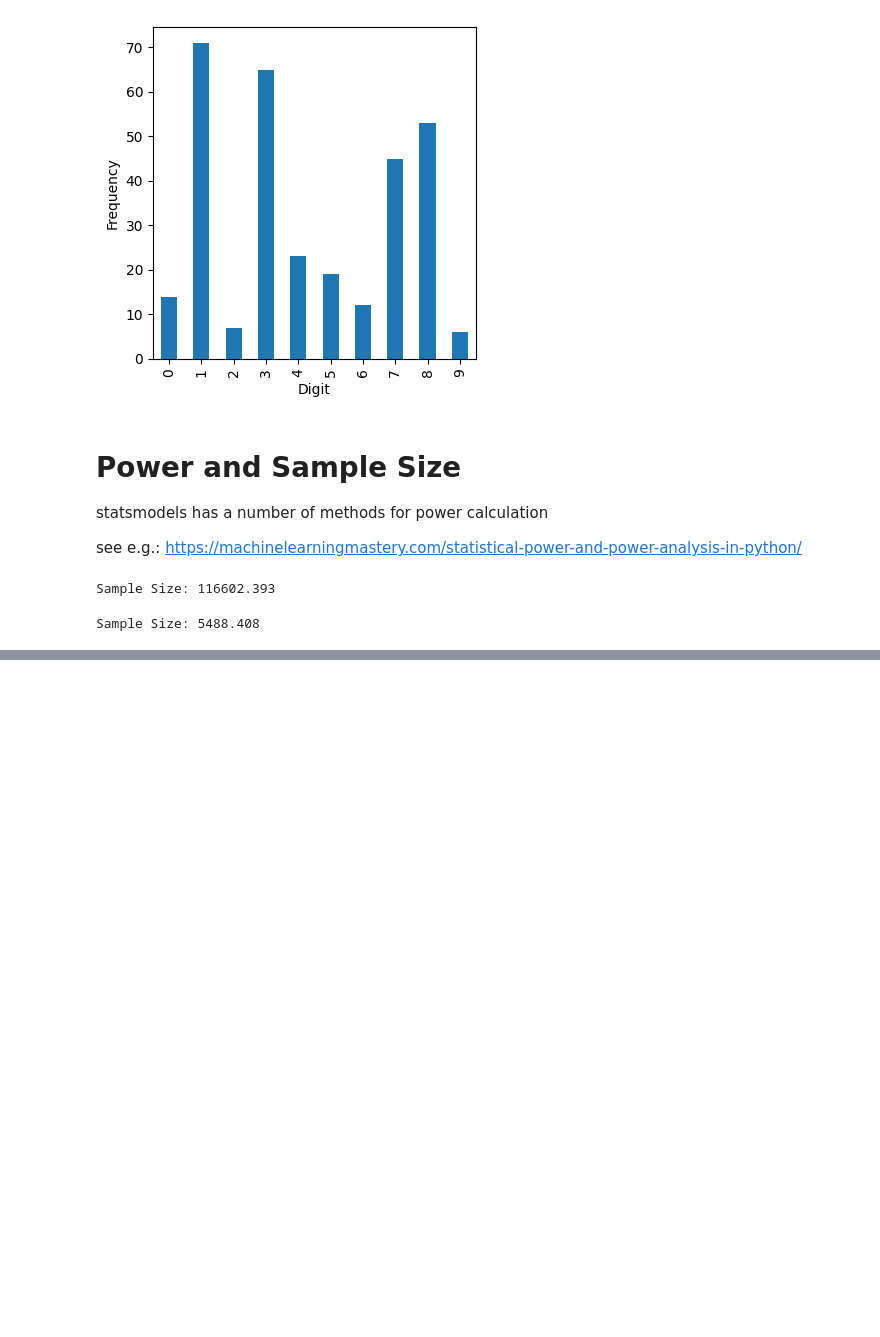
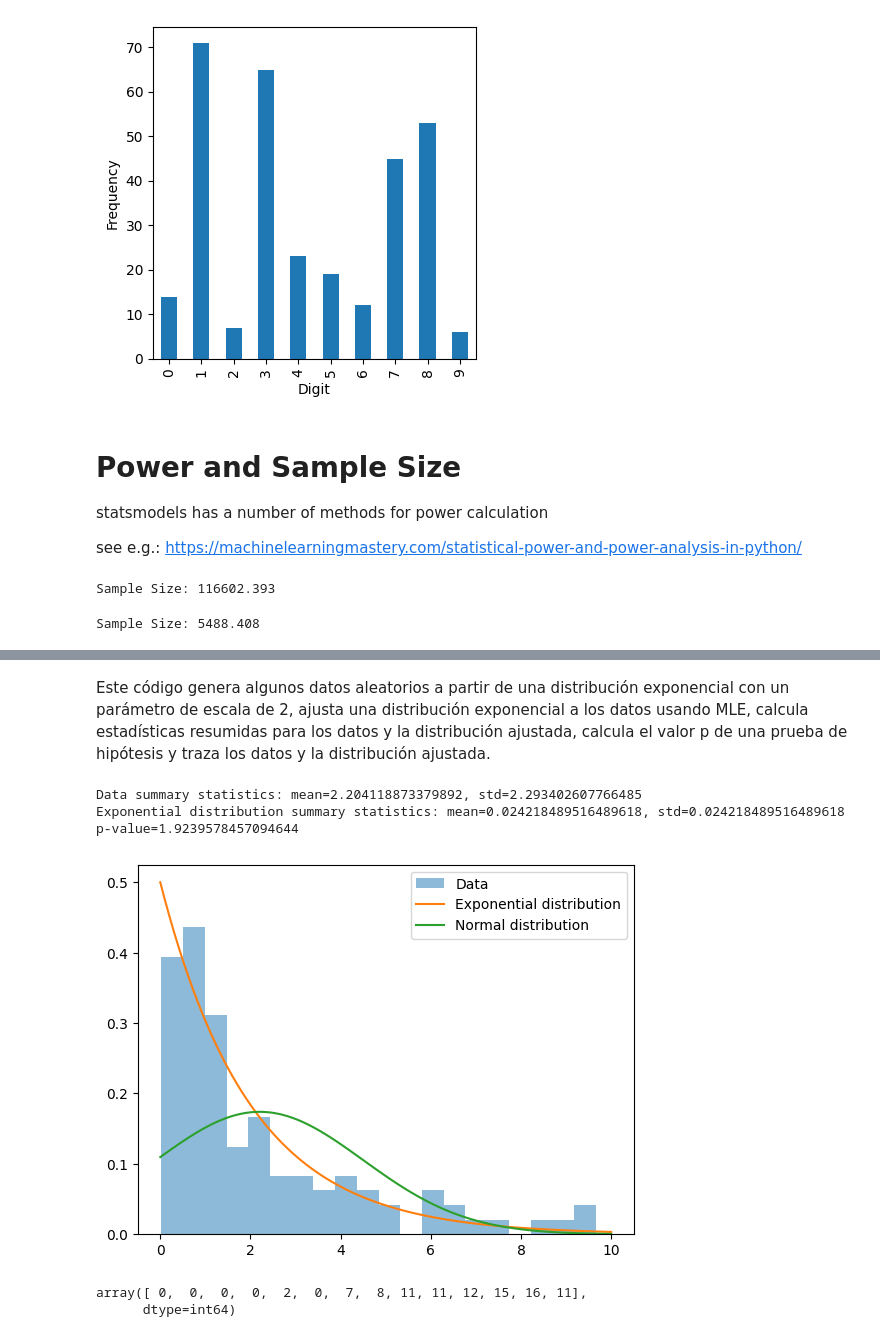
Before and after one commit to Egeekle/Estadistica-para-Ciencia-de-Datos, a Jupyter notebook: python/notebooks/Chapter 3 - Statistical Experiments and Significance Testing.ipynb, the cells around one changed output, grey strips where cells are left out. Saved outputs shown, nothing was run; the diff lists cells and outputs as text; code cells hidden in the pictures; blank space fills up the shorter version.

```diff
--- a/python/notebooks/Chapter 3 - Statistical Experiments and Significance Testing.ipynb
+++ b/python/notebooks/Chapter 3 - Statistical Experiments and Significance Testing.ipynb
@@ -470,0 +529,46 @@ Sample Size: 5488.408
+# %% [markdown]
+Este código genera algunos datos aleatorios a partir de una distribución exponencial con un parámetro de escala de 2, ajusta una distribución exponencial a los datos usando MLE, calcula estadísticas resumidas para los datos y la distribución ajustada, calcula el valor p de una prueba de hipótesis y traza los datos y la distribución ajustada.
+# %%
+import numpy as np
+import scipy.stats as stats
+
+# Generate some random data from an exponential distribution
+data = np.random.exponential(scale=2, size=100)
+
+# Fit an exponential distribution to the data using MLE
+params = stats.expon.fit(data)
+
+# Calculate summary statistics for the data and the fitted distribution
+mean_data = np.mean(data)
+std_data = np.std(data)
+mean_exp = params[0]
+std_exp = params[0]
+
+print(f"Data summary statistics: mean={mean_data}, std={std_data}")
+print(f"Exponential distribution summary statistics: mean={mean_exp}, std={std_exp}")
+
+# Calculate the p-value of a hypothesis test
+h0 = stats.expon(scale=2)
+p_value = h0.pdf(data).sum() / stats.norm.pdf(data, loc=mean_data, scale=std_data).sum()
+print(f"p-value={p_value}")
+
+# Plot the data and the fitted distribution
+import matplotlib.pyplot as plt
+from scipy.stats import norm
+
+x = np.linspace(0, 10, 100)
+plt.hist(data, bins=20, density=True, alpha=0.5, label="Data")
+plt.plot(x, h0.pdf(x), label="Exponential distribution")
+plt.plot(x, norm.pdf(x, loc=mean_data, scale=std_data), label="Normal distribution")
+plt.legend()
+plt.show()
+# %% [output]
+Data summary statistics: mean=2.204118873379892, std=2.293402607766485
+Exponential distribution summary statistics: mean=0.024218489516489618, std=0.024218489516489618
+p-value=1.9239578457094644
+[figure, added]
+# %%
+frec_obs
+# %% [output]
+array([ 0,  0,  0,  0,  2,  0,  7,  8, 11, 11, 12, 15, 16, 11],
+      dtype=int64)
```
Also changed, not shown: parts of 5 cells of this notebook.
